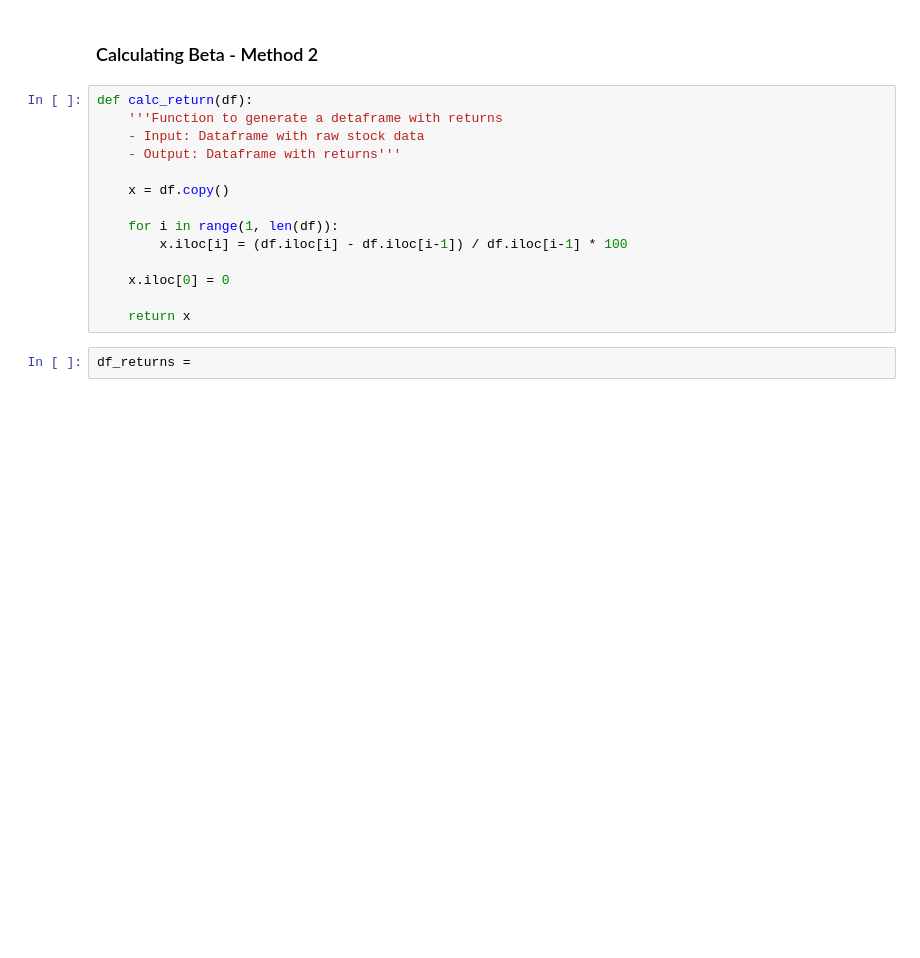
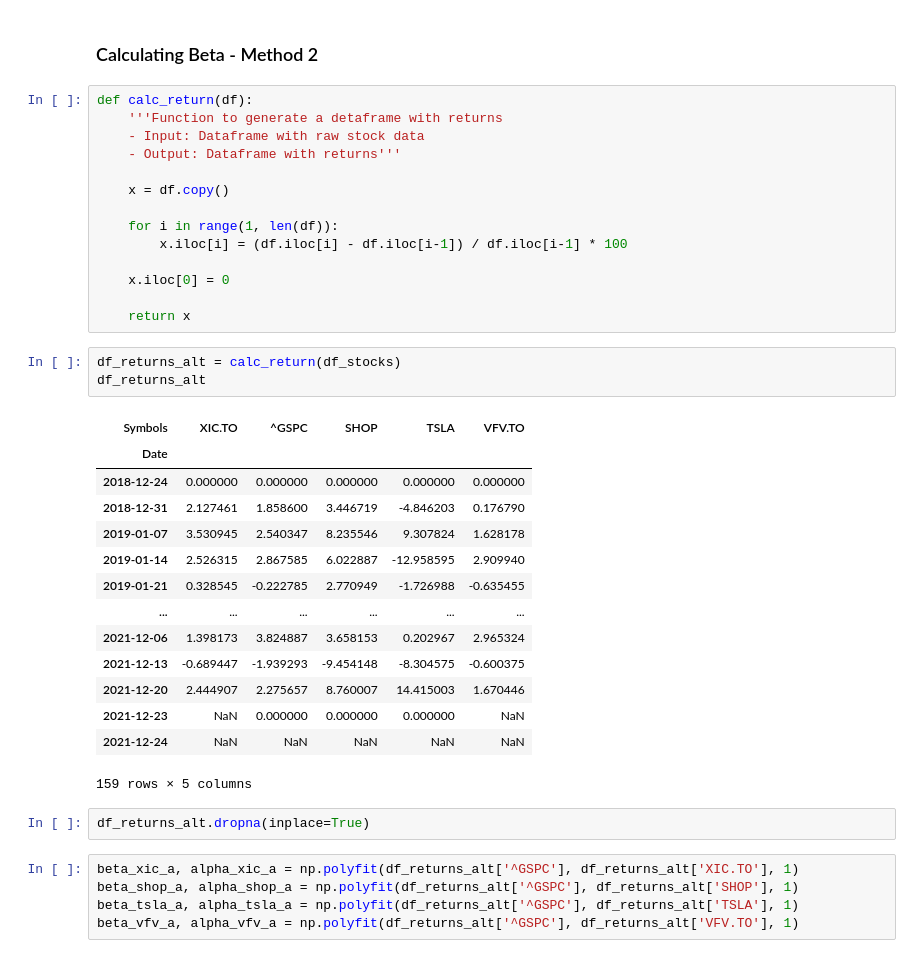
Before and after one commit to LarsTinnefeld/financial-analysis, a Jupyter notebook: transactions.ipynb, the cells around one changed output. Drawn from its saved outputs; the diff is of its cells as text; blank space fills up the shorter version.

```diff
--- a/transactions.ipynb
+++ b/transactions.ipynb
@@ -103,5 +105,28 @@ def calc_return(df):
     x.iloc[0] = 0
 
     return x
-# %%
-df_returns =
+# %%
+df_returns_alt = calc_return(df_stocks)
+df_returns_alt
+# %% [output]
+| Symbols | XIC.TO | ^GSPC | SHOP | TSLA | VFV.TO |
+| Date |  |  |  |  |  |
+| 2018-12-24 | 0.000000 | 0.000000 | 0.000000 | 0.000000 | 0.000000 |
+| 2018-12-31 | 2.127461 | 1.858600 | 3.446719 | -4.846203 | 0.176790 |
+| 2019-01-07 | 3.530945 | 2.540347 | 8.235546 | 9.307824 | 1.628178 |
+| 2019-01-14 | 2.526315 | 2.867585 | 6.022887 | -12.958595 | 2.909940 |
+| 2019-01-21 | 0.328545 | -0.222785 | 2.770949 | -1.726988 | -0.635455 |
+| ... | ... | ... | ... | ... | ... |
+| 2021-12-06 | 1.398173 | 3.824887 | 3.658153 | 0.202967 | 2.965324 |
+| 2021-12-13 | -0.689447 | -1.939293 | -9.454148 | -8.304575 | -0.600375 |
+| 2021-12-20 | 2.444907 | 2.275657 | 8.760007 | 14.415003 | 1.670446 |
+| 2021-12-23 | NaN | 0.000000 | 0.000000 | 0.000000 | NaN |
+| 2021-12-24 | NaN | NaN | NaN | NaN | NaN |
+159 rows × 5 columns
+# %%
+df_returns_alt.dropna(inplace=True)
+# %%
+beta_xic_a, alpha_xic_a = np.polyfit(df_returns_alt['^GSPC'], df_returns_alt['XIC.TO'], 1)
+beta_shop_a, alpha_shop_a = np.polyfit(df_returns_alt['^GSPC'], df_returns_alt['SHOP'], 1)
+beta_tsla_a, alpha_tsla_a = np.polyfit(df_returns_alt['^GSPC'], df_returns_alt['TSLA'], 1)
+beta_vfv_a, alpha_vfv_a = np.polyfit(df_returns_alt['^GSPC'], df_returns_alt['VFV.TO'], 1)
```
Also changed, not shown: parts of 11 cells of this notebook.
